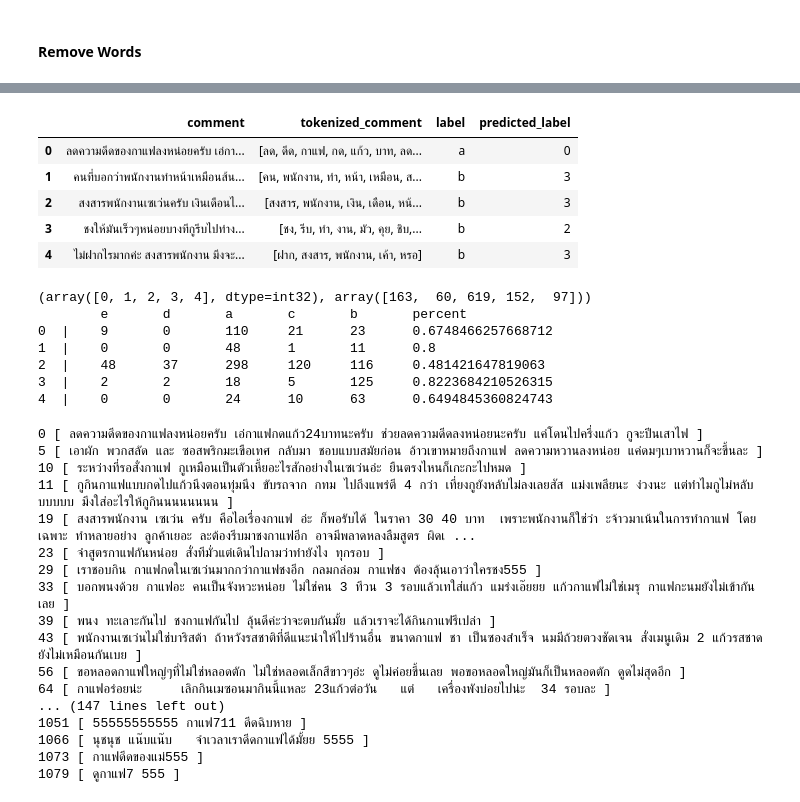
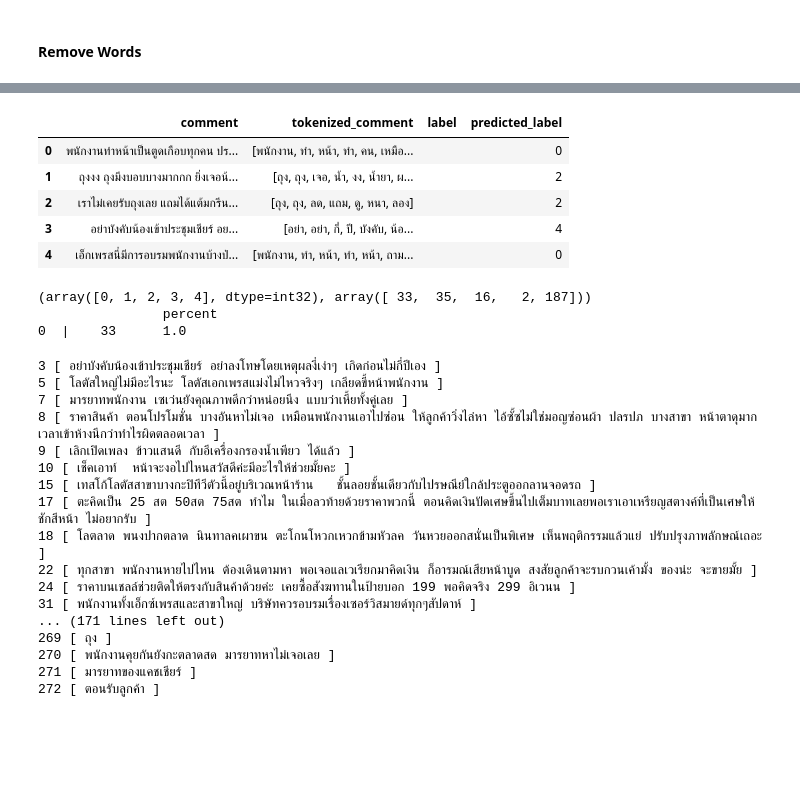
Before and after one commit to kanoonsantikul/online-opinion-topic-clustering, a Jupyter notebook: src/K-Mean.ipynb, the cells around one changed output, grey strips where cells are left out. Saved outputs shown, nothing was run; the diff lists cells and outputs as text; code cells hidden in the pictures; blank space fills up the shorter version.

```diff
--- a/src/K-Mean.ipynb
+++ b/src/K-Mean.ipynb
@@ -16,7 +16,7 @@ import math
 # %% [markdown]
 ### Load Corpus
 # %%
-file_directory = '../data/facebook/1/ผู้บริโภค - AllCafe.txt'
+file_directory = '../data/facebook/2/ผู้บริโภค - TescoLotus.txt'
 corpus = []
 labels = []
 
@@ -55,8 +55,9 @@ Total documents 1091
 #### Tokenize Corpus
 # %%
 def clean(doc):
+    doc.strip()
     while True:
-        new_doc = re.sub('[^\u0E00-\u0E7F]+', '', doc)
+        new_doc = re.sub('[^" "\u0E00-\u0E7F]+', '', doc)
         if doc == new_doc:
             break
         else:
@@ -244,8 +246,7 @@ for doc in idx_corpus:
     new_doc = new_doc[:average_doc_size]
     filtered_corpus.append([word for word, df in new_doc])
 # %%
-dictionary = corpora.Dictionary(filtered_corpus)
-print(len(dictionary))
+dictionary = Dictionary(filtered_corpus)
 
 # dictionary.filter_extremes(no_below=2, no_above=1, keep_n=len(dictionary))
 # print(len(dictionary))
@@ -274,17 +275,17 @@ predicted_labels = kmeans.labels_
 # %%
 result = pandas.DataFrame()
 result['comment'] = corpus
-result['tokenized_comment'] = idx_corpus
+result['tokenized_comment'] = filtered_corpus
 result['label'] = labels
 result['predicted_label'] = predicted_labels
 result.head()
 # %% [output]
 |  | comment | tokenized_comment | label | predicted_label |
-| 0 | ลดความดีดของกาแฟลงหน่อยครับ เอ่กา... | [ลด, ดีด, กาแฟ, กด, แก้ว, บาท, ลด... | a | 0 |
-| 1 | คนที่บอกว่าพนักงานทำหน้าเหมือนส้น... | [คน, พนักงาน, ทำ, หน้า, เหมือน, ส... | b | 3 |
-| 2 | สงสารพนักงานเซเว่นครับ เงินเดือนไ... | [สงสาร, พนักงาน, เงิน, เดือน, หน้... | b | 3 |
-| 3 | ชงให้มันเร็วๆหน่อยบางทีกูรีบไปทำง... | [ชง, รีบ, ทำ, งาน, มัว, คุย, ชิบ,... | b | 2 |
-| 4 | ไม่ฝากไรมากค่ะ สงสารพนักงาน มึงจะ... | [ฝาก, สงสาร, พนักงาน, เค้า, หรอ] | b | 3 |
+| 0 | พนักงานทำหน้าเป็นตูดเกือบทุกคน ปร... | [พนักงาน, ทำ, หน้า, ทำ, คน, เหมือ... |  | 0 |
+| 1 | ถุงงง ถุงมึงบอบบางมากกก ยิ่งเจอน้... | [ถุง, ถุง, เจอ, น้ำ, งง, น้ำยา, ผ... |  | 2 |
+| 2 | เราไม่เคยรับถุงเลย แถมได้แต้มกรีน... | [ถุง, ถุง, ลด, แถม, ดู, หนา, ลอง] |  | 2 |
+| 3 | อย่าบังคับน้องเข้าประชุมเชียร์ อย... | [อย่า, อย่า, กี่, ปี, บังคับ, น้อ... |  | 4 |
+| 4 | เอ็กเพรสนี่มีการอบรมพนักงานบ้างป่... | [พนักงาน, ทำ, หน้า, ทำ, หน้า, ถาม... |  | 0 |
 # %%
 label_count = numpy.unique(predicted_labels, return_counts=True)
 print(label_count)
@@ -305,32 +306,28 @@ for label in range(len(clusters)):
 
     print('\t' + str(num_max / label_count[1][label]))
 # %% [output]
-(array([0, 1, 2, 3, 4], dtype=int32), array([163,  60, 619, 152,  97]))
-        e       d       a       c       b       percent
-0  |    9       0       110     21      23      0.6748466257668712
-1  |    0       0       48      1       11      0.8
-2  |    48      37      298     120     116     0.481421647819063
-3  |    2       2       18      5       125     0.8223684210526315
-4  |    0       0       24      10      63      0.6494845360824743
+(array([0, 1, 2, 3, 4], dtype=int32), array([ 33,  35,  16,   2, 187]))
+                percent
+0  |    33      1.0
 # %%
-for index, value in result[result['predicted_label'] == 0]['comment'].iteritems():
+for index, value in result[result['predicted_label'] == 4]['comment'].iteritems():
     print(index, '[', value, ']')
 # %% [output]
-0 [ ลดความดีดของกาแฟลงหน่อยครับ เอ่กาแฟกดแก้ว24บาทนะครับ ช่วยลดความดีดลงหน่อยนะครับ แค่โดนไปครึ่งแก้ว กูจะปีนเสาไฟ ]
-5 [ เอาผัก พวกสลัด และ ซอสพริกมะเขือเทศ กลับมา ชอบแบบสมัยก่อน อ้าวเขาหมายถึงกาแฟ ลดความหวานลงหน่อย แค่ดมๆเบาหวานก็จะขึ้นละ ]
-10 [ ระหว่างที่รอสั่งกาแฟ กูเหมือนเป็นตัวเหี้ยอะไรสักอย่างในเซเว่นอ่ะ ยืนตรงไหนก็เกะกะไปหมด ]
-11 [ กูกินกาแฟแบบกดไปแก้วนึงตอนทุ่มนึง ขับรถจาก กทม ไปถึงแพร่ตี 4 กว่า เที่ยงกูยังหลับไม่ลงเลยสัส แม่งเพลียนะ ง่วงนะ แต่ทำไมกูไม่หลับบบบบบ มึงใส่อะไรให้กูกินนนนนนนน ]
-19 [ สงสารพนักงาน เซเว่น ครับ คือไอเรื่องกาแฟ อ่ะ ก็พอรับได้ ในราคา 30 40 บาท  เพราะพนักงานก็ใช่ว่า ะจ้าวมาเน้นในการทำกาแฟ โดยเฉพาะ ทำหลายอย่าง ลูกค้าเยอะ ละต้องรีบมาชงกาแฟอีก อาจมีพลาดหลงลืมสูตร ผิดเ ...
-23 [ จำสูตรกาแฟกันหน่อย สั่งทีมั่วแต่เดินไปถามว่าทำยังไง ทุกรอบ ]
-29 [ เราชอบกิน กาแฟกดในเซเว่นมากกว่ากาแฟชงอีก กลมกล่อม กาแฟชง ต้องลุ้นเอาว่าใครชง555 ]
-33 [ บอกพนงด้วย กาแฟอะ คนเป็นจังหวะหน่อย ไม่ใช่คน 3 ทีวน 3 รอบแล้วเทใส่แก้ว แมร่งเอ๊ยยย แก้วกาแฟไม่ใช่เมรุ กาแฟกะนมยังไม่เข้ากันเลย ]
-39 [ พนง ทะเลาะกันไป ชงกาแฟกันไป ลุ้นดีค่ะว่าจะตบกันมั้ย แล้วเราจะได้กินกาแฟรึเปล่า ]
-43 [ พนักงานเซเว่นไม่ใช่บาริสต้า ถ้าหวังรสชาติที่ดีแนะนำให้ไปร้านอื่น ขนาดกาแฟ ชา เป็นซองสำเร็จ นมมีถ้วยตวงชัดเจน สั่งเมนูเดิม 2 แก้วรสชาดยังไม่เหมือนกันเบย ]
-56 [ ขอหลอดกาแฟใหญ่ๆที่ไม่ใช่หลอดตัก ไม่ใช่หลอดเล็กสีขาวๆอ่ะ ดูไม่ค่อยขึ้นเลย พอขอหลอดใหญ่มันก็เป็นหลอดตัก ดูดไม่สุดอีก ]
-64 [ กาแฟอร่อยน่ะ     เลิกกินเมซอนมากินนี้แหละ 23แก้วต่อวัน   แต่   เครื่องพังบ่อยไปน่ะ  34 รอบละ ]
-... (147 lines left out)
-1051 [ 55555555555 กาแฟ711 ดีดฉิบหาย ]
-1066 [ นุชนุช แน๊บแน๊บ   จำเวลาเราดีดกาแฟได้มั้ยย 5555 ]
-1073 [ กาแฟดีดของแม่555 ]
-1079 [ ดูกาแฟ7 555 ]
+3 [ อย่าบังคับน้องเข้าประชุมเชียร์ อย่าลงโทษโดยเหตุผลงี่เง่าๆ เกิดก่อนไม่กี่ปีเอง ]
+5 [ โลตัสใหญ่ไม่มีอะไรนะ โลตัสเอกเพรสแม่งไม่ไหวจริงๆ เกลียดขี้หน้าพนักงาน ]
+7 [ มารยาทพนักงาน เซเว่นยังคุณภาพดีกว่าหน่อยนึง แบบว่าเหี้ยทั้งคู่เลย ]
+8 [ ราคาสินค้า ตอนโปรโมชั่น บางอันหาไม่เจอ เหมือนพนักงานเอาไปซ่อน ให้ลูกค้าวิ่งไล่หา ไอ้ซั้ซไม่ใช่มอญซ่อนผ้า ปลรปภ บางสาขา หน้าตาดุมาก เวลาเข้าห้างนึกว่าทำไรผิดตลอดเวลา ]
+9 [ เลิกเปิดเพลง ข้าวแสนดี กับอีเครื่องกรองน้ำเพียว ได้แล้ว ]
+10 [ เช็คเอาท์  หน้าจะงอไปไหนสวัสดีค่ะมีอะไรให้ช่วยมั้ยคะ ]
+15 [ เทสโก้โลตัสสาขาบางกะปิทีวีตัวนี้อยู่บริเวณหน้าร้าน   ชั้นลอยชั้นเดียวกับไปรษณีย์ใกล้ประตูออกลานจอดรถ ]
+17 [ ตะคิดเป็น 25 สต 50สต 75สต ทำไม ในเมื่อลวท้ายด้วยราคาพวกนี้ ตอนคิดเงินปัดเศษขึ้นไปเต็มบาทเลยพอเราเอาเหรียญสตางค์ที่เป็นเศษให้ ชักสีหน้า ไม่อยากรับ ]
+18 [ โลตลาด พนงปากตลาด นินทาลคเผาขน ตะโกนโหวกเหวกข้ามหัวลค วันหวยออกสนั่นเป็นพิเศษ เห็นพฤติกรรมแล้วแย่ ปรับปรุงภาพลักษณ์เถอะ ]
+22 [ ทุกสาขา พนักงานหายไปไหน ต้องเดินตามหา พอเจอแลเวเรียกมาคิดเงิน ก็อารมณ์เสียหน้าบูด สงสัยลูกค้าจะรบกวนเค้ามั้ง ของน่ะ จะขายมั้ย ]
+24 [ ราคาบนเชลล์ช่วยติดให้ตรงกับสินค้าด้วยค่ะ เคยซื้อสังฆทานในป้ายบอก 199 พอคิดจริง 299 อิเวนน ]
+31 [ พนักงานทั้งเอ็กซ์เพรสและสาขาใหญ่ บริษัทควรอบรมเรื่องเซอร์วิสมายด์ทุกๆสัปดาห์ ]
+... (171 lines left out)
+269 [ ถุง ]
+270 [ พนักงานคุยกันยังกะตลาดสด มารยาทหาไม่เจอเลย ]
+271 [ มารยาทของแคชเชียร์ ]
+272 [ ตอนรับลูกค้า ]
 # %%
```
Also changed, not shown: parts of 12 cells of this notebook, 32 other files.
